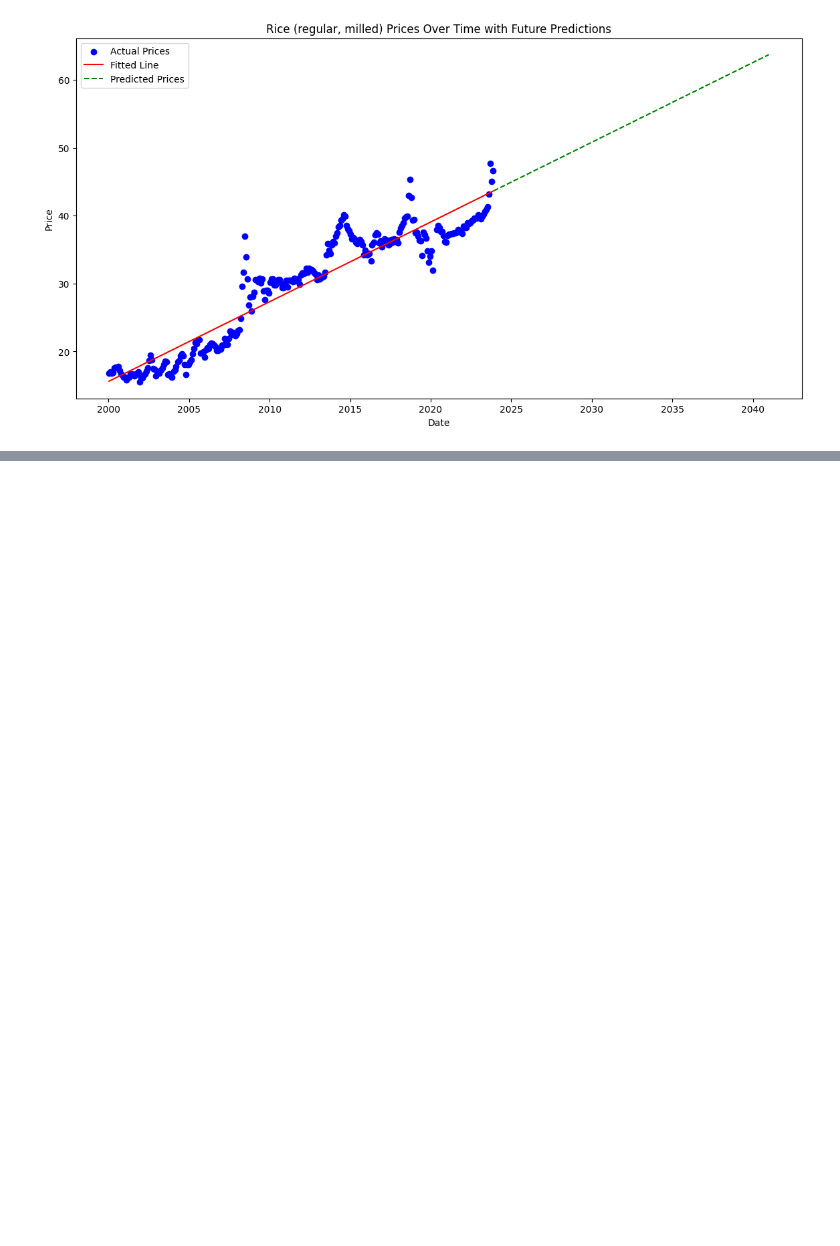
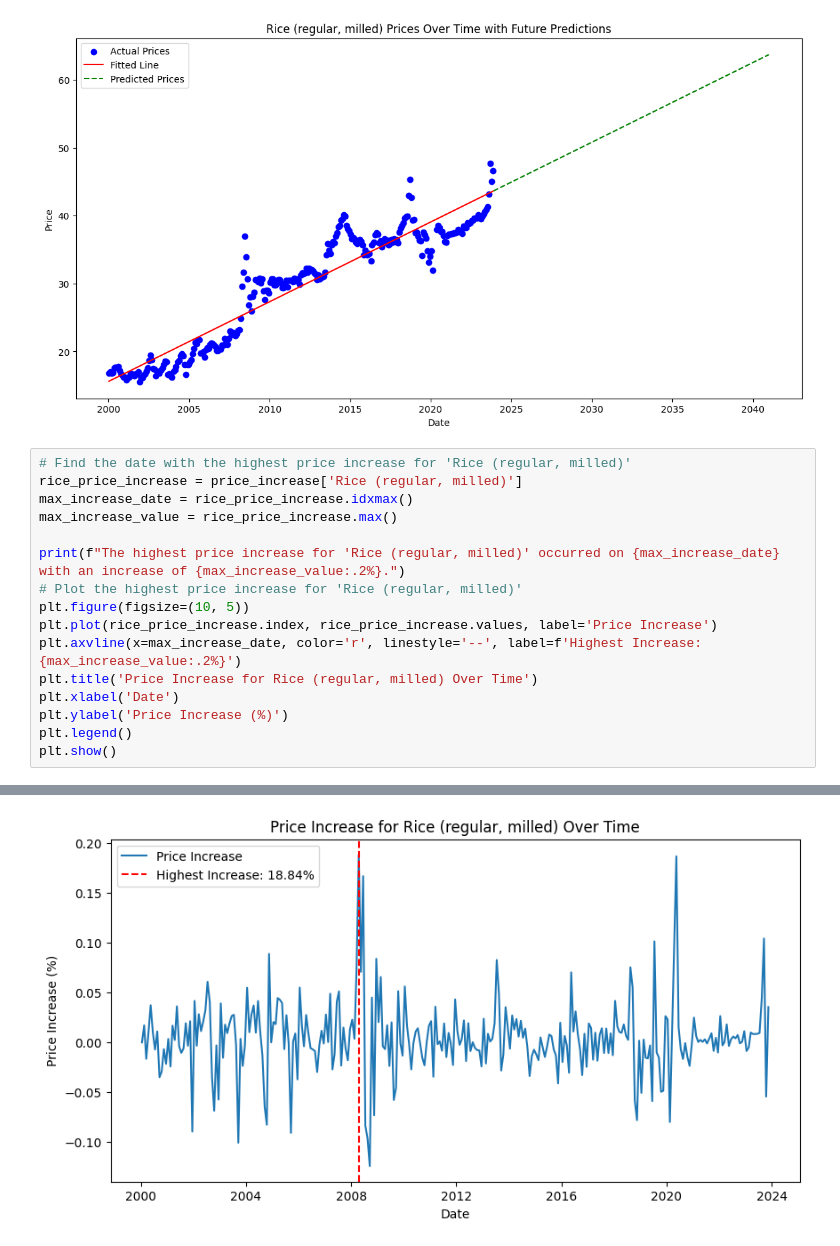
Before and after one commit to jkcte/food-data-philippines-2000-2023-per-day, a Jupyter notebook: foodDataInformation.ipynb, the cells around one changed output, grey strips where cells are left out. Cells and saved outputs as stored; diff of their text form; blank space fills up the shorter version.

```diff
--- a/foodDataInformation.ipynb
+++ b/foodDataInformation.ipynb
@@ -166,3 +166,20 @@ plt.legend()
 plt.show()
 # %% [output]
 [figure]
+# %%
+# Find the date with the highest price increase for 'Rice (regular, milled)'
+rice_price_increase = price_increase['Rice (regular, milled)']
+max_increase_date = rice_price_increase.idxmax()
+max_increase_value = rice_price_increase.max()
+
+print(f"The highest price increase for 'Rice (regular, milled)' occurred on {max_increase_date} with an increase of {max_increase_value:.2%}.")
+# Plot the highest price increase for 'Rice (regular, milled)'
+plt.figure(figsize=(10, 5))
+plt.plot(rice_price_increase.index, rice_price_increase.values, label='Price Increase')
+plt.axvline(x=max_increase_date, color='r', linestyle='--', label=f'Highest Increase: {max_increase_value:.2%}')
+plt.title('Price Increase for Rice (regular, milled) Over Time')
+plt.xlabel('Date')
+plt.ylabel('Price Increase (%)')
+plt.legend()
+plt.show()
+# %% [output]
@@ -168,0 +187 @@ plt.show()
+[figure, added]
```
Also changed, not shown: parts of 5 cells of this notebook.
